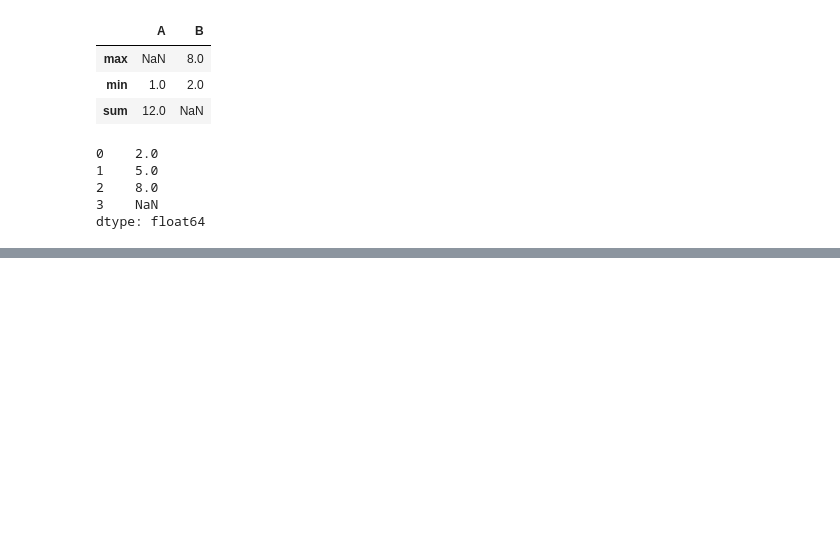
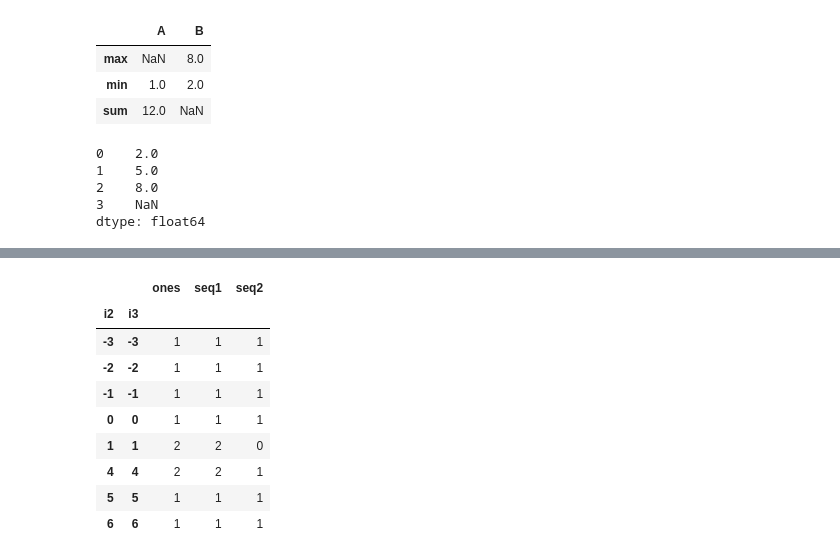
Before and after one commit to lselector/python_tutorials, a Jupyter notebook: c02_Pandas2.ipynb, the cells around one changed output, grey strips where cells are left out. Cells and saved outputs as stored; diff of their text form; code cells hidden in the pictures; blank space fills up the shorter version.

```diff
--- a/c02_Pandas2.ipynb
+++ b/c02_Pandas2.ipynb
@@ -1239,0 +1318,14 @@ df2
+# %%
+# count() counts number of notnull values in each column
+aa.groupby(['i2','i3']).count()
+# %% [output]
+|  |  | ones | seq1 | seq2 |
+| i2 | i3 |  |  |  |
+| -3 | -3 | 1 | 1 | 1 |
+| -2 | -2 | 1 | 1 | 1 |
+| -1 | -1 | 1 | 1 | 1 |
+| 0 | 0 | 1 | 1 | 1 |
+| 1 | 1 | 2 | 2 | 0 |
+| 4 | 4 | 2 | 2 | 1 |
+| 5 | 5 | 1 | 1 | 1 |
+| 6 | 6 | 1 | 1 | 1 |
```
Also changed, not shown: parts of 15 cells of this notebook.
